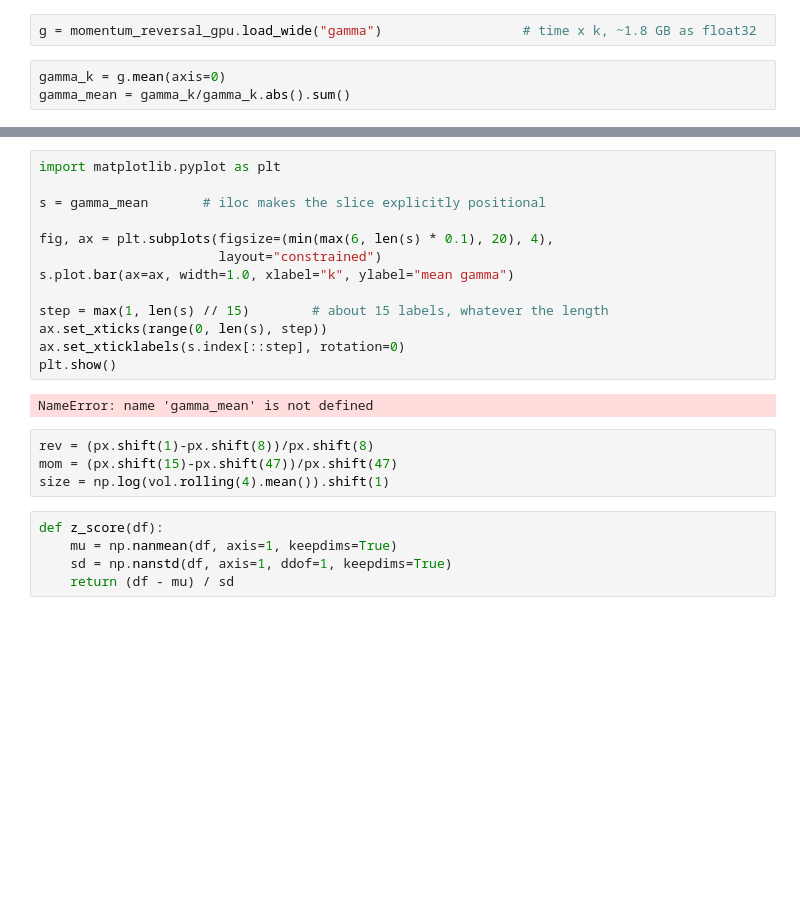
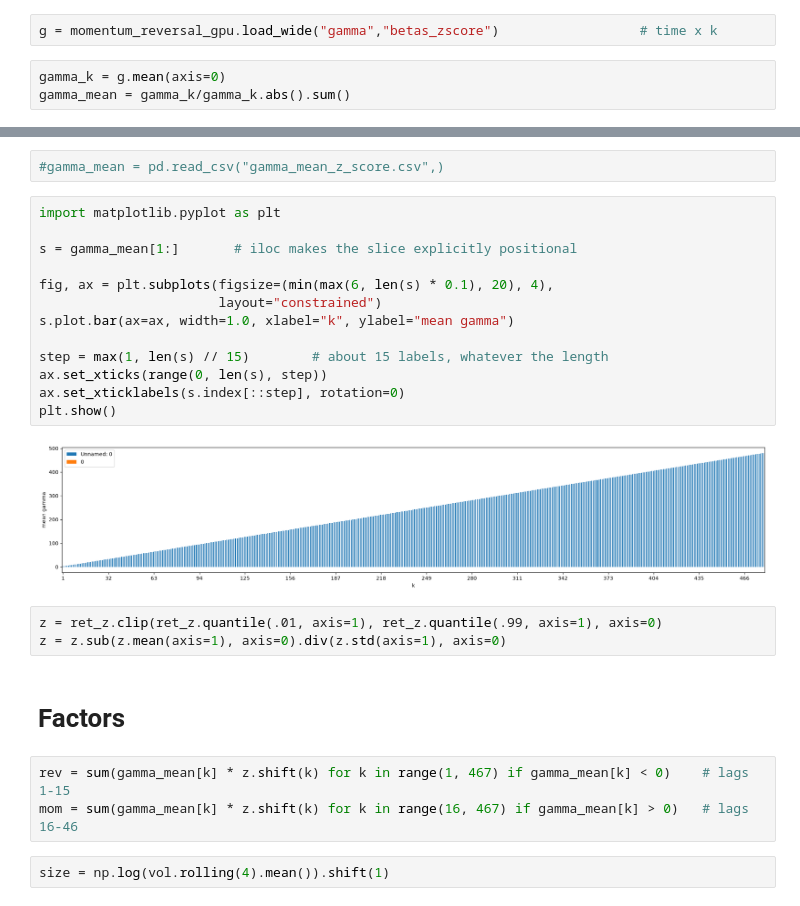
Before and after one commit to Parracho/Project-Finance, a Jupyter notebook: kalman_latent_factor.ipynb, the cells around one changed output, grey strips where cells are left out. Saved outputs shown, nothing was run; the diff lists cells and outputs as text; blank space fills up the shorter version.

```diff
--- a/kalman_latent_factor.ipynb
+++ b/kalman_latent_factor.ipynb
@@ -19,5 +45,5 @@ momentum_reversal_gpu.main(60*24*2,ret)
 # %%
-g = momentum_reversal_gpu.load_wide("gamma")                  # time x k, ~1.8 GB as float32
+g = momentum_reversal_gpu.load_wide("gamma","betas_zscore")                  # time x k
 # %%
 gamma_k = g.mean(axis=0)
 gamma_mean = gamma_k/gamma_k.abs().sum()
@@ -24,24 +67,27 @@ gamma_mean = gamma_k/gamma_k.abs().sum()
+# %%
+#gamma_mean = pd.read_csv("gamma_mean_z_score.csv",)
 # %%
 import matplotlib.pyplot as plt
 
-s = gamma_mean       # iloc makes the slice explicitly positional
+s = gamma_mean[1:]       # iloc makes the slice explicitly positional
 
 fig, ax = plt.subplots(figsize=(min(max(6, len(s) * 0.1), 20), 4),
                        layout="constrained")
 s.plot.bar(ax=ax, width=1.0, xlabel="k", ylabel="mean gamma")
 
 step = max(1, len(s) // 15)        # about 15 labels, whatever the length
 ax.set_xticks(range(0, len(s), step))
 ax.set_xticklabels(s.index[::step], rotation=0)
 plt.show()
 # %% [output]
-NameError: name 'gamma_mean' is not defined
+[figure, added]
+# %%
+z = ret_z.clip(ret_z.quantile(.01, axis=1), ret_z.quantile(.99, axis=1), axis=0)
+z = z.sub(z.mean(axis=1), axis=0).div(z.std(axis=1), axis=0)
+# %% [markdown]
+# Factors
+# %%
+rev = sum(gamma_mean[k] * z.shift(k) for k in range(1, 467) if gamma_mean[k] < 0)    # lags 1-15
+mom = sum(gamma_mean[k] * z.shift(k) for k in range(16, 467) if gamma_mean[k] > 0)   # lags 16-46
 # %%
-rev = (px.shift(1)-px.shift(8))/px.shift(8)
-mom = (px.shift(15)-px.shift(47))/px.shift(47)
 size = np.log(vol.rolling(4).mean()).shift(1)
-# %%
-def z_score(df):
-    mu = np.nanmean(df, axis=1, keepdims=True)
-    sd = np.nanstd(df, axis=1, ddof=1, keepdims=True)
-    return (df - mu) / sd
```
Also changed, not shown: parts of 25 cells of this notebook, 2 other files.
